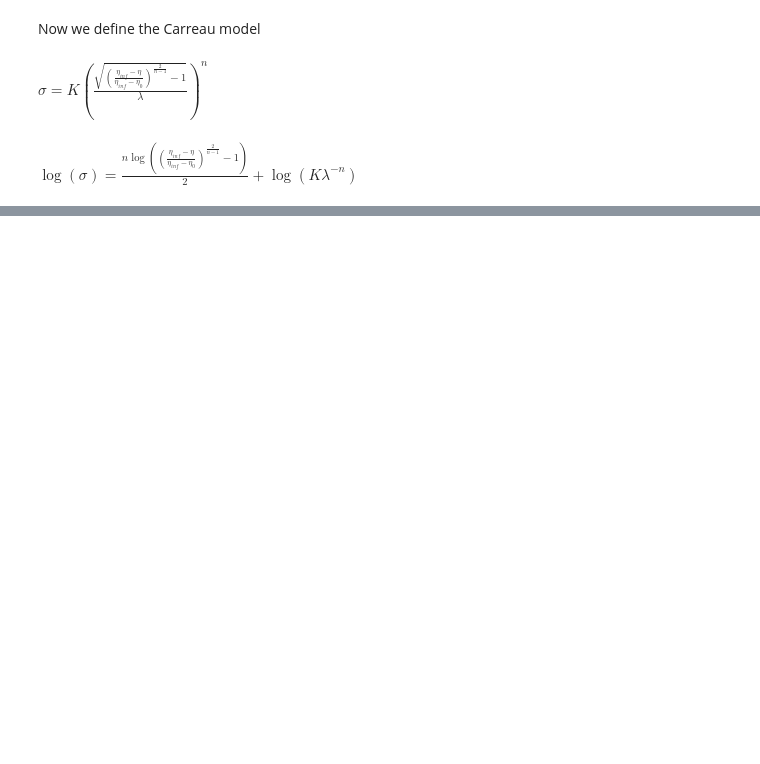
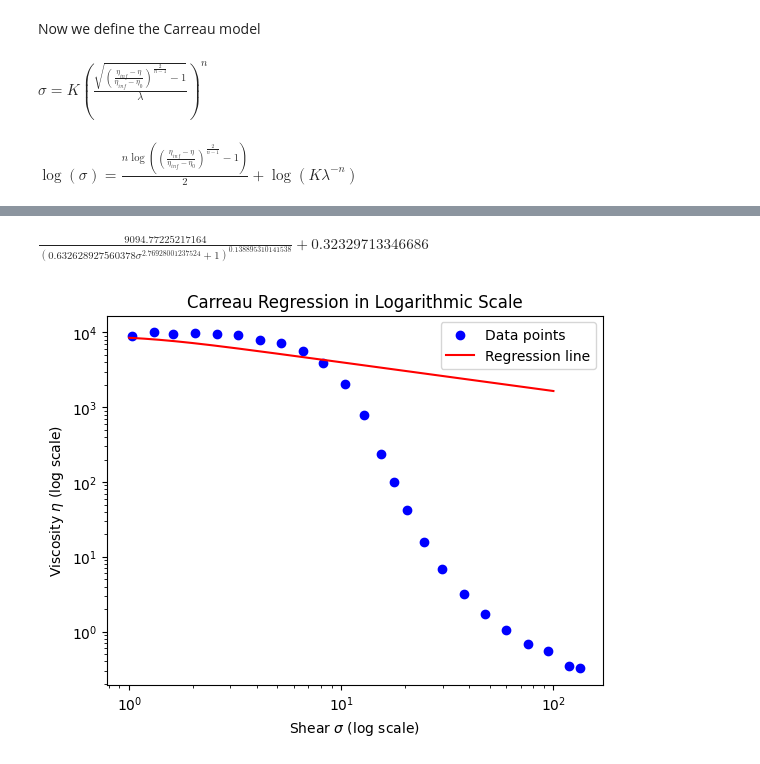
Before and after one commit to rclUPC/AdvancedFluidMechanics, a Jupyter notebook: 2-Rheology/Assignment2.ipynb, the cells around one changed output, grey strips where cells are left out. Saved outputs shown, nothing was run; the diff lists cells and outputs as text; code cells hidden in the pictures; blank space fills up the shorter version.

Commit message:
Carreau try

```diff
--- a/2-Rheology/Assignment2.ipynb
+++ b/2-Rheology/Assignment2.ipynb
@@ -152,0 +151,28 @@ NameError: name 'LinearRegression' is not defined
+# %%
+x_vals_carr = np.linspace(1, 100, 10000)
+
+eta_expr = sp.solve(exprLog, eta)
+
+
+subsval = {eta0:DataFrame.iloc[0, 1], etaInf:DataFrame.iloc[len(DataFrame)-1,1], lam:500/7.13, n:nVal[0].evalf(), K:KVal[0].evalf()}
+subs = eta_expr[0].subs(subsval)
+display(subs)
+
+
+f = sp.lambdify(sig, subs, 'numpy')
+y_vals_carr = f(x_vals_carr)
+
+plt.scatter(DataFrame['x'], DataFrame['y'], color='blue', label='Data points')
+plt.plot(x_vals_carr, y_vals_carr, color='red', label='Regression line')
+
+plt.xscale('log')
+plt.yscale('log')
+
+plt.xlabel('Shear $\sigma$ (log scale)')
+plt.ylabel('Viscosity $\eta$ (log scale)')
+plt.title('Carreau Regression in Logarithmic Scale')
+plt.legend()
+plt.show()
+# %% [output]
+$\displaystyle \frac{9094.77225217164}{\left(0.632628927560378 \sigma^{2.76928001237524} + 1\right)^{0.138895310141538}} + 0.32329713346686$
+[figure, added]
```
Also changed, not shown: parts of 5 cells of this notebook.
